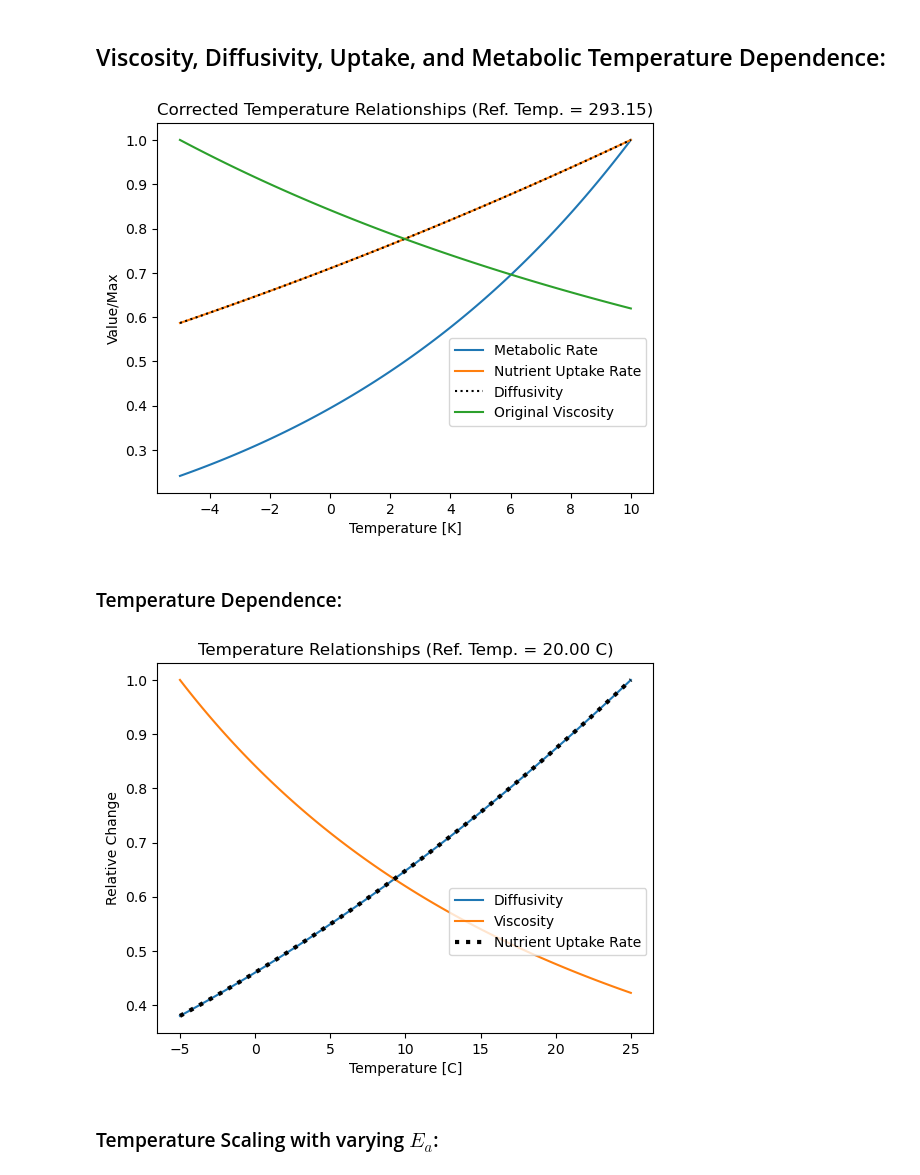
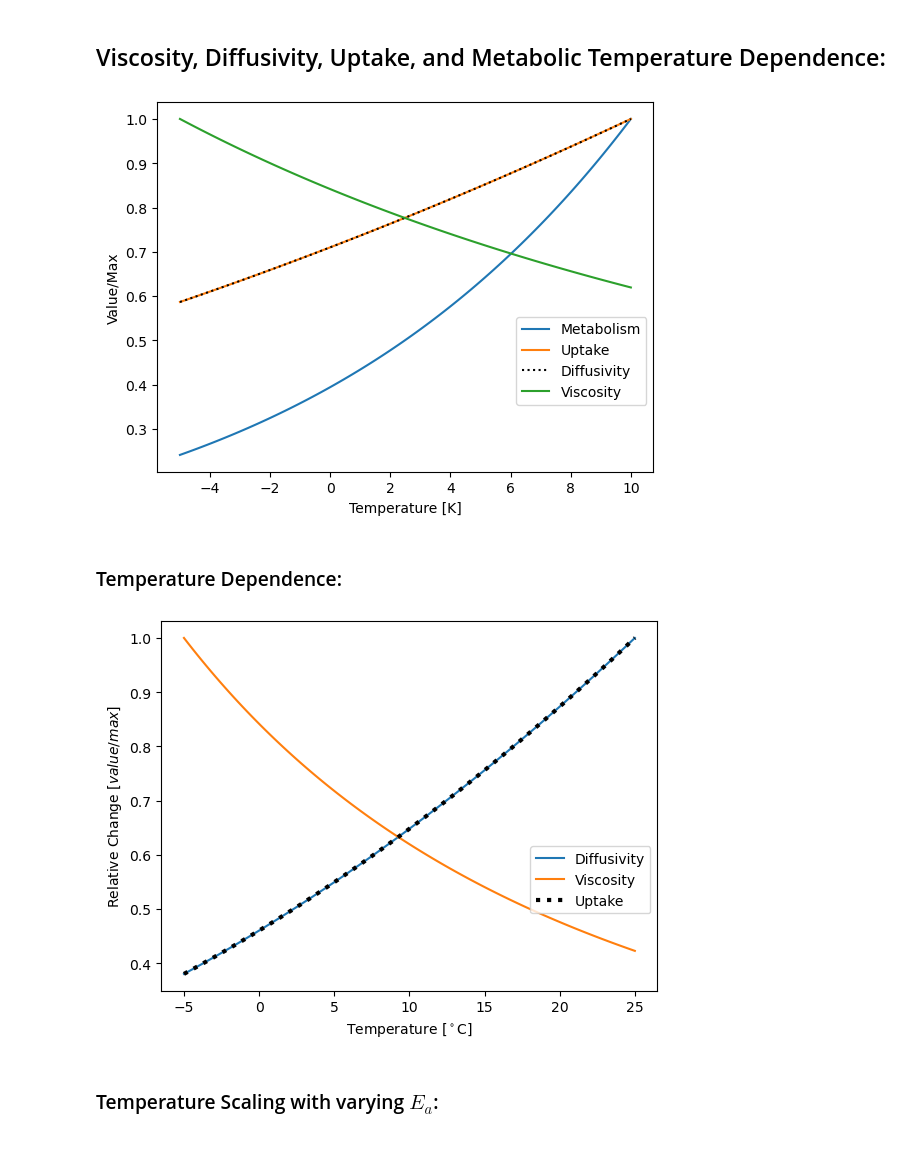
Before and after one commit to wwcrockett/SnowballEarthNotebooks, a Jupyter notebook: Notebook-Diffusive-Model.ipynb, the cells around one changed output. Saved outputs shown, nothing was run; the diff lists cells and outputs as text; code cells hidden in the pictures; blank space fills up the shorter version.

Commit message:
Finalized figures, updated names

```diff
--- a/Notebook-Diffusive-Model.ipynb
+++ b/Notebook-Diffusive-Model.ipynb
@@ -159,22 +159,21 @@ plt.show()
 # %%
 Cinf1 = 1e-2                # Constant Nutrient/Resource Concentration
 a = 1e-6                # Constant Organism Radius
 up  = DifUptake(T,Cinf1,a)
 met = DifMetTC(T,a)
 vis = Viscosity(T)
 dif = Diffusivity(T,a)
 
-plt.plot(Tc,met/np.max(met), label = 'Metabolic Rate')
-plt.plot(Tc,up/np.max(up), label = 'Nutrient Uptake Rate')
+plt.plot(Tc,met/np.max(met), label = 'Metabolism')
+plt.plot(Tc,up/np.max(up), label = 'Uptake')
 plt.plot(Tc,dif/np.max(dif),'k:', label = 'Diffusivity')
-plt.plot(Tc,vis/np.max(vis), label = 'Original Viscosity')
-plt.title('Corrected Temperature Relationships (Ref. Temp. = %.2f)' %T0)
+plt.plot(Tc,vis/np.max(vis), label = 'Viscosity')
 plt.xlabel('Temperature [K]')
 plt.ylabel('Value/Max')
 plt.legend(loc = 'right',  bbox_to_anchor=(1., 0.3))
 plt.show()
 # %% [output]
-[figure, old version]
+[figure, new version]
 # %% [markdown]
 ### Temperature Dependence:
 # %%
@@ -196,14 +195,14 @@ dif = Diffusivity(T,a)
 
 plt.plot(Tc,dif/np.max(dif), label = 'Diffusivity')
 plt.plot(Tc,vis/np.max(vis),  label = 'Viscosity')
-plt.plot(Tc,up/np.max(up),':k',linewidth=3,  label = 'Nutrient Uptake Rate')
-plt.title('Temperature Relationships (Ref. Temp. = %.2f C)' %(T0-273.15))
-plt.xlabel('Temperature [C]')
-plt.ylabel('Relative Change')
+plt.plot(Tc,up/np.max(up),':k',linewidth=3,  label = 'Uptake')
+# plt.title('Temperature Relationships (Ref. Temp. = %.2f C)' %(T0-273.15))
+plt.xlabel(r'Temperature [$^\circ$C]')
+plt.ylabel(r'Relative Change [$value/max$]')
 plt.legend(loc = 'right',  bbox_to_anchor=(1., 0.3))
 plt.show()
 # %% [output]
-[figure, old version]
+[figure, new version]
 # %% [markdown]
 ### Temperature Scaling with varying $E_a$:
 # %%
```
Also changed, not shown: parts of 4 cells of this notebook, 3 other files.
